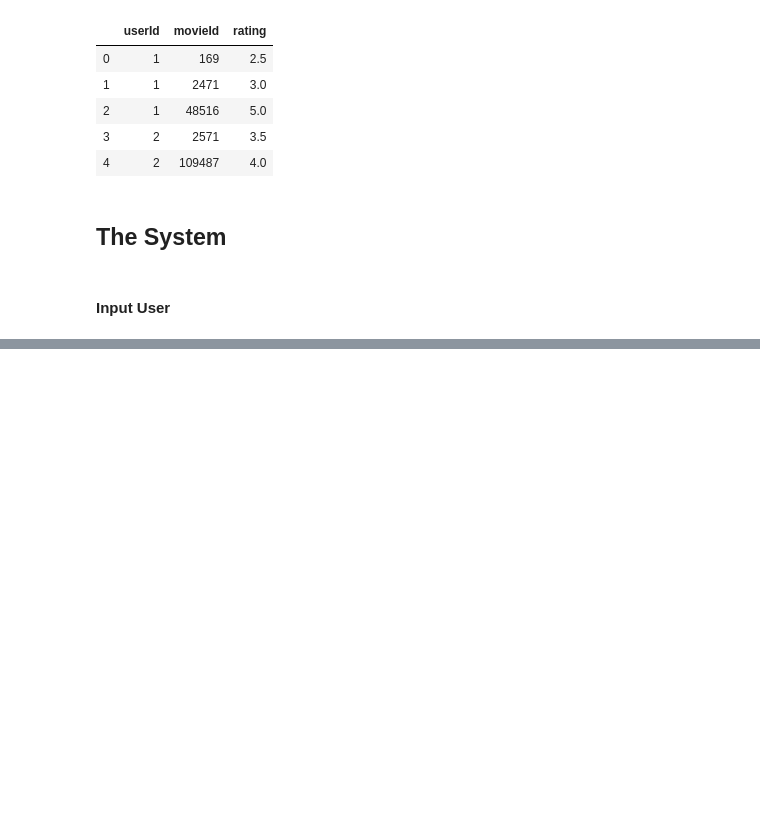
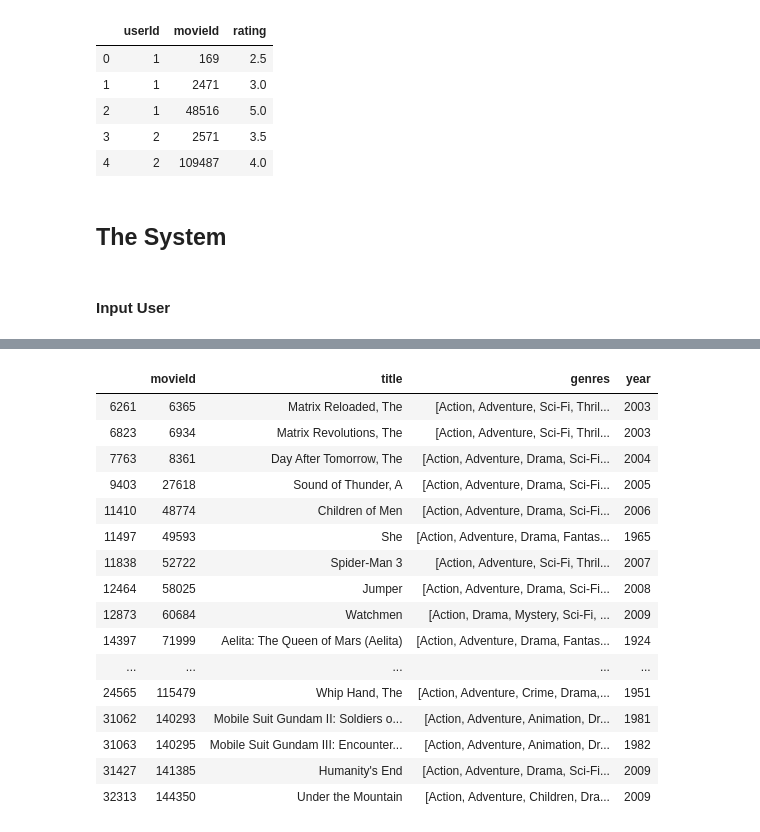
Before and after one commit to IMabuza/simple_movie_recommendation_system, a Jupyter notebook: simple_movie_recommendation_system.ipynb, the cells around one changed output, grey strips where cells are left out. Saved outputs shown, nothing was run; the diff lists cells and outputs as text; code cells hidden in the pictures; blank space fills up the shorter version.

```diff
--- a/simple_movie_recommendation_system.ipynb
+++ b/simple_movie_recommendation_system.ipynb
@@ -156,0 +196,5 @@ user_movies
+# %%
+#Dot produt to get weights
+user_profile = userGenreTable.transpose().dot(input_movies['rating'])
+#The user profile
+user_profile
@@ -156,0 +219,6 @@ user_movies
+# %%
+#Now let's get the genres of every movie in our original dataframe
+genreTable = moviesWithGenres_df.set_index(moviesWithGenres_df['movieId'])
+#And drop the unnecessary information
+genreTable = genreTable.drop('movieId', 1).drop('title', 1).drop('genres', 1).drop('year', 1)
+genreTable.head()
@@ -156,0 +235,4 @@ user_movies
+# %%
+#Multiply the genres by the weights and then take the weighted average
+recommendationTable_df = ((genreTable*user_profile).sum(axis=1))/(user_profile.sum())
+recommendationTable_df.head()
@@ -156,0 +247,5 @@ user_movies
+# %%
+#Sort our recommendations in descending order
+recommendationTable_df = recommendationTable_df.sort_values(ascending=False)
+#Just a peek at the values
+recommendationTable_df.head()
@@ -156,0 +260,21 @@ user_movies
+# %%
+#The final recommendation table
+movies_df.loc[movies_df['movieId'].isin(recommendationTable_df.head(20).keys())]
+# %% [output]
+|  | movieId | title | genres | year |
+| 6261 | 6365 | Matrix Reloaded, The | [Action, Adventure, Sci-Fi, Thril... | 2003 |
+| 6823 | 6934 | Matrix Revolutions, The | [Action, Adventure, Sci-Fi, Thril... | 2003 |
+| 7763 | 8361 | Day After Tomorrow, The | [Action, Adventure, Drama, Sci-Fi... | 2004 |
+| 9403 | 27618 | Sound of Thunder, A | [Action, Adventure, Drama, Sci-Fi... | 2005 |
+| 11410 | 48774 | Children of Men | [Action, Adventure, Drama, Sci-Fi... | 2006 |
+| 11497 | 49593 | She | [Action, Adventure, Drama, Fantas... | 1965 |
+| 11838 | 52722 | Spider-Man 3 | [Action, Adventure, Sci-Fi, Thril... | 2007 |
+| 12464 | 58025 | Jumper | [Action, Adventure, Drama, Sci-Fi... | 2008 |
+| 12873 | 60684 | Watchmen | [Action, Drama, Mystery, Sci-Fi, ... | 2009 |
+| 14397 | 71999 | Aelita: The Queen of Mars (Aelita) | [Action, Adventure, Drama, Fantas... | 1924 |
+| ... | ... | ... | ... | ... |
+| 24565 | 115479 | Whip Hand, The | [Action, Adventure, Crime, Drama,... | 1951 |
+| 31062 | 140293 | Mobile Suit Gundam II: Soldiers o... | [Action, Adventure, Animation, Dr... | 1981 |
+| 31063 | 140295 | Mobile Suit Gundam III: Encounter... | [Action, Adventure, Animation, Dr... | 1982 |
+| 31427 | 141385 | Humanity's End | [Action, Adventure, Drama, Sci-Fi... | 2009 |
+| 32313 | 144350 | Under the Mountain | [Action, Adventure, Children, Dra... | 2009 |
```
Also changed, not shown: parts of 10 cells of this notebook.
